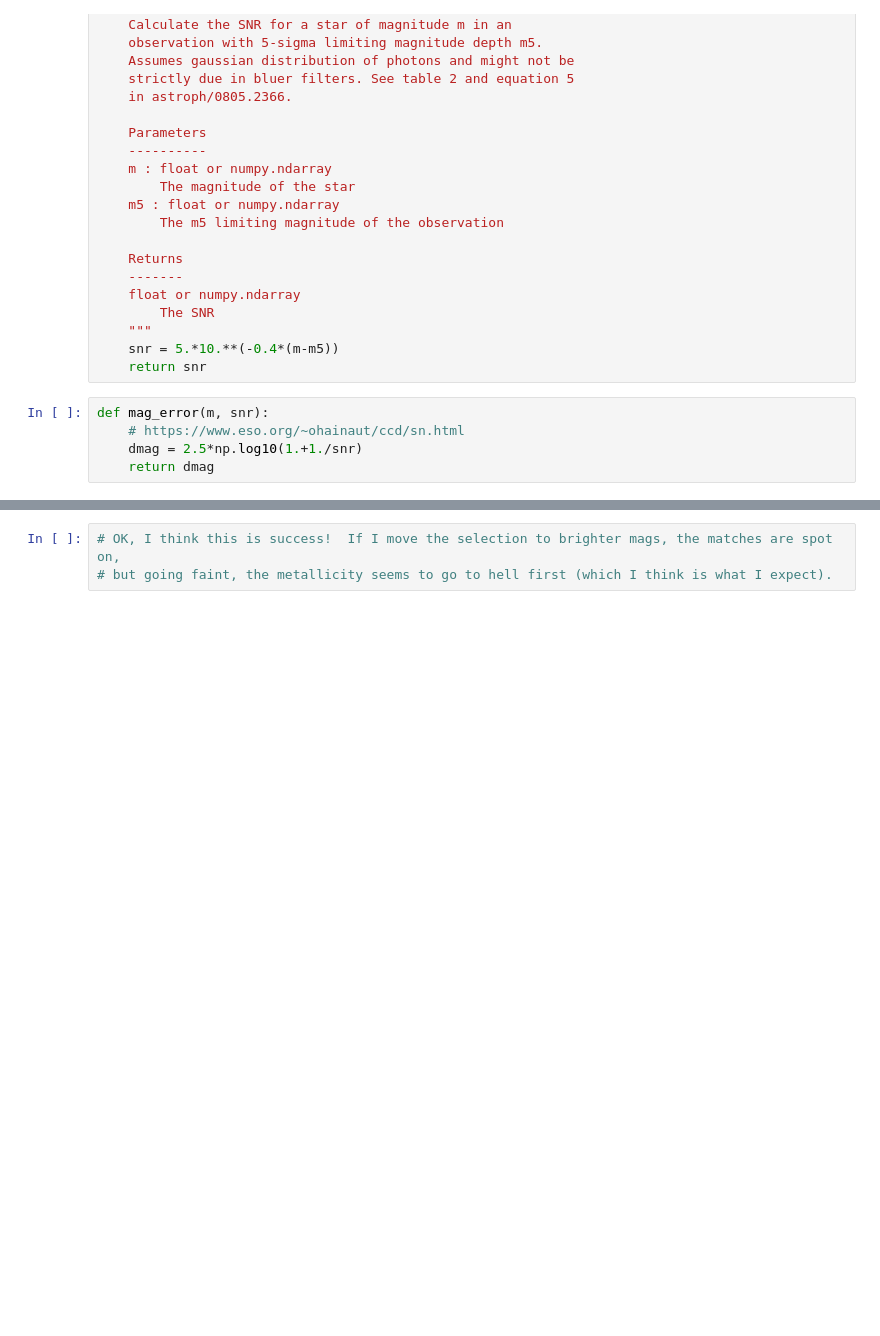
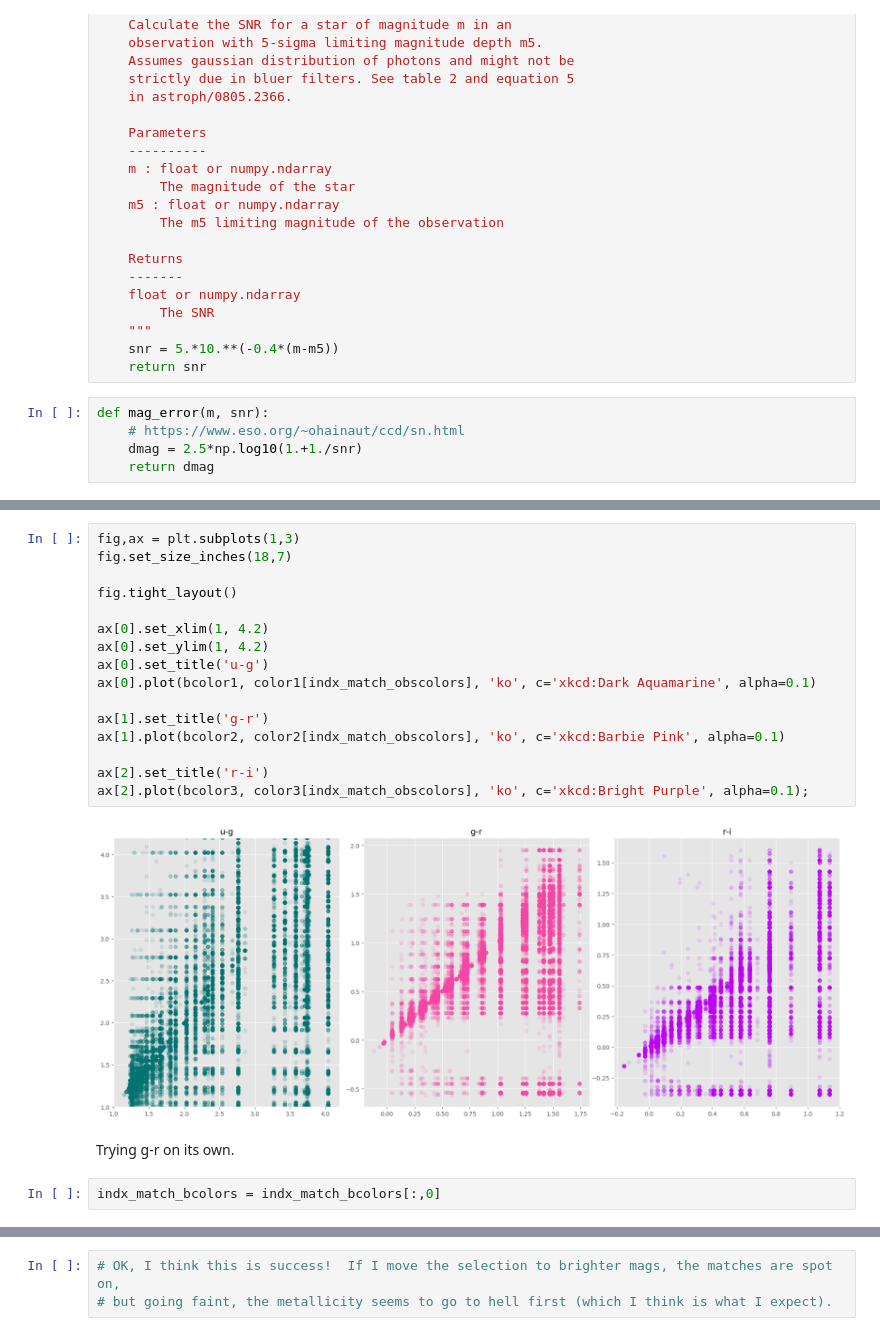
Before and after one commit to yoachim/LSST_narrowband, a Jupyter notebook: planting_trees_and_making_noise.ipynb, the cells around one changed output, grey strips where cells are left out. Drawn from its saved outputs; the diff is of its cells as text; blank space fills up the shorter version.

```diff
--- a/planting_trees_and_making_noise.ipynb
+++ b/planting_trees_and_making_noise.ipynb
@@ -372,0 +279,22 @@ ack = plt.hist(residuals[selection], bins=20)
+# %%
+fig,ax = plt.subplots(1,3)
+fig.set_size_inches(18,7)
+
+fig.tight_layout()
+
+ax[0].set_xlim(1, 4.2)
+ax[0].set_ylim(1, 4.2)
+ax[0].set_title('u-g')
+ax[0].plot(bcolor1, color1[indx_match_obscolors], 'ko', c='xkcd:Dark Aquamarine', alpha=0.1)
+
+ax[1].set_title('g-r')
+ax[1].plot(bcolor2, color2[indx_match_obscolors], 'ko', c='xkcd:Barbie Pink', alpha=0.1)
+
+ax[2].set_title('r-i')
+ax[2].plot(bcolor3, color3[indx_match_obscolors], 'ko', c='xkcd:Bright Purple', alpha=0.1);
+# %% [output]
+[figure, added]
+# %% [markdown]
+Trying g-r on its own.
+# %%
+indx_match_bcolors = indx_match_bcolors[:,0]
```
Also changed, not shown: parts of 85 cells of this notebook, 1 other file.
